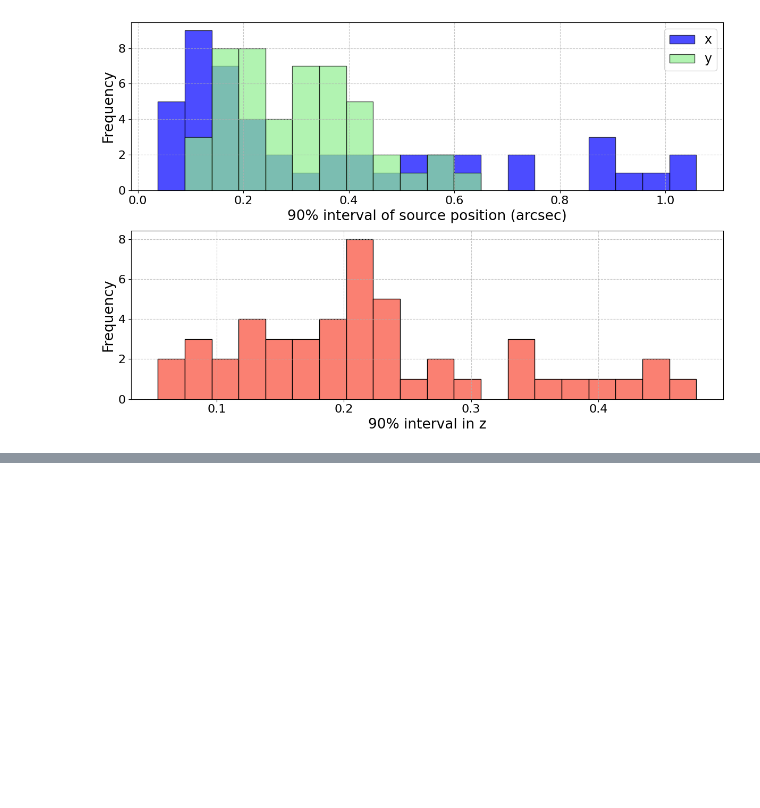
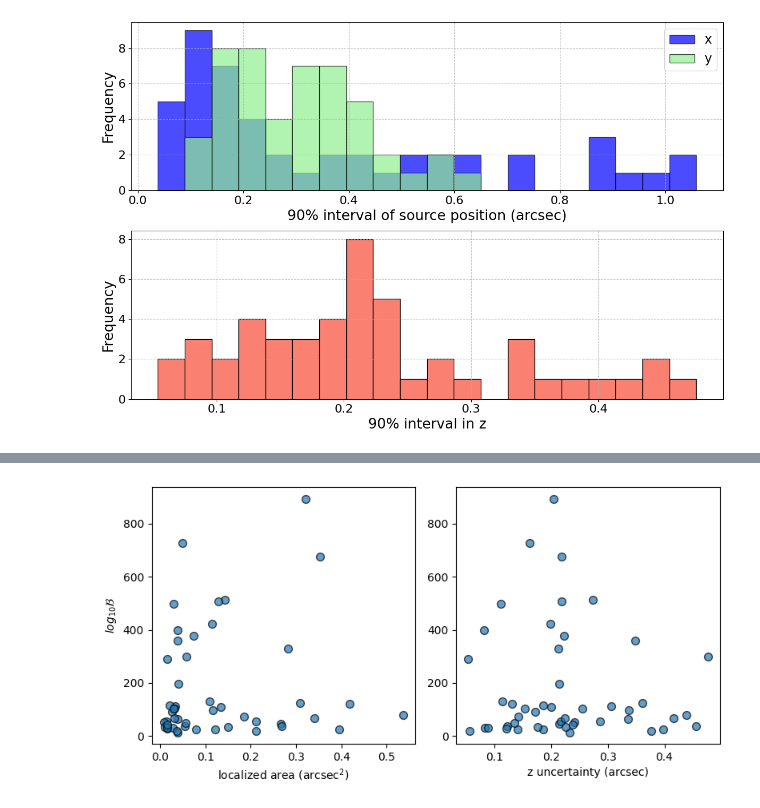
Before and after one commit to diceandcats/GWlensing_Brian, a Jupyter notebook: process_result.ipynb, the cells around one changed output, grey strips where cells are left out. Drawn from its saved outputs; the diff is of its cells as text; code cells hidden in the pictures; blank space fills up the shorter version.

```diff
--- a/process_result.ipynb
+++ b/process_result.ipynb
@@ -371,0 +415,17 @@ Number of filtered bayes factors: 48
+# %%
+# plot the the graph between the 90% credible intervals, and bayes factors separately by scatter plot
+# make the credible interval of x and y into the localized area in arcsec^2
+localized_area = [uncertainties_x[i] * uncertainties_y[i] for i in range(len(uncertainties_x))]
+
+fig, axs = plt.subplots(1, 2, figsize=(8, 4), tight_layout=True)
+axs[0].scatter(localized_area, filtered_bayes_factors, s=50, marker='o', edgecolor='k', alpha=0.7)
+axs[0].set_xlabel('localized area (arcsec$^2$)')
+axs[0].set_ylabel(r'$log_{10} \mathcal{B}$')
+
+axs[1].scatter(uncertainties_z, filtered_bayes_factors, s=50, marker='o', edgecolor='k', alpha=0.7)
+axs[1].set_xlabel('z uncertainty (arcsec)')
+
+plt.tight_layout()
+plt.savefig('Report images sem2/new/B_vs_area_deltaz_xyz.pdf', bbox_inches='tight')
+# %% [output]
+[figure, added]
```
Also changed, not shown: parts of 4 cells of this notebook, 7 other files.
